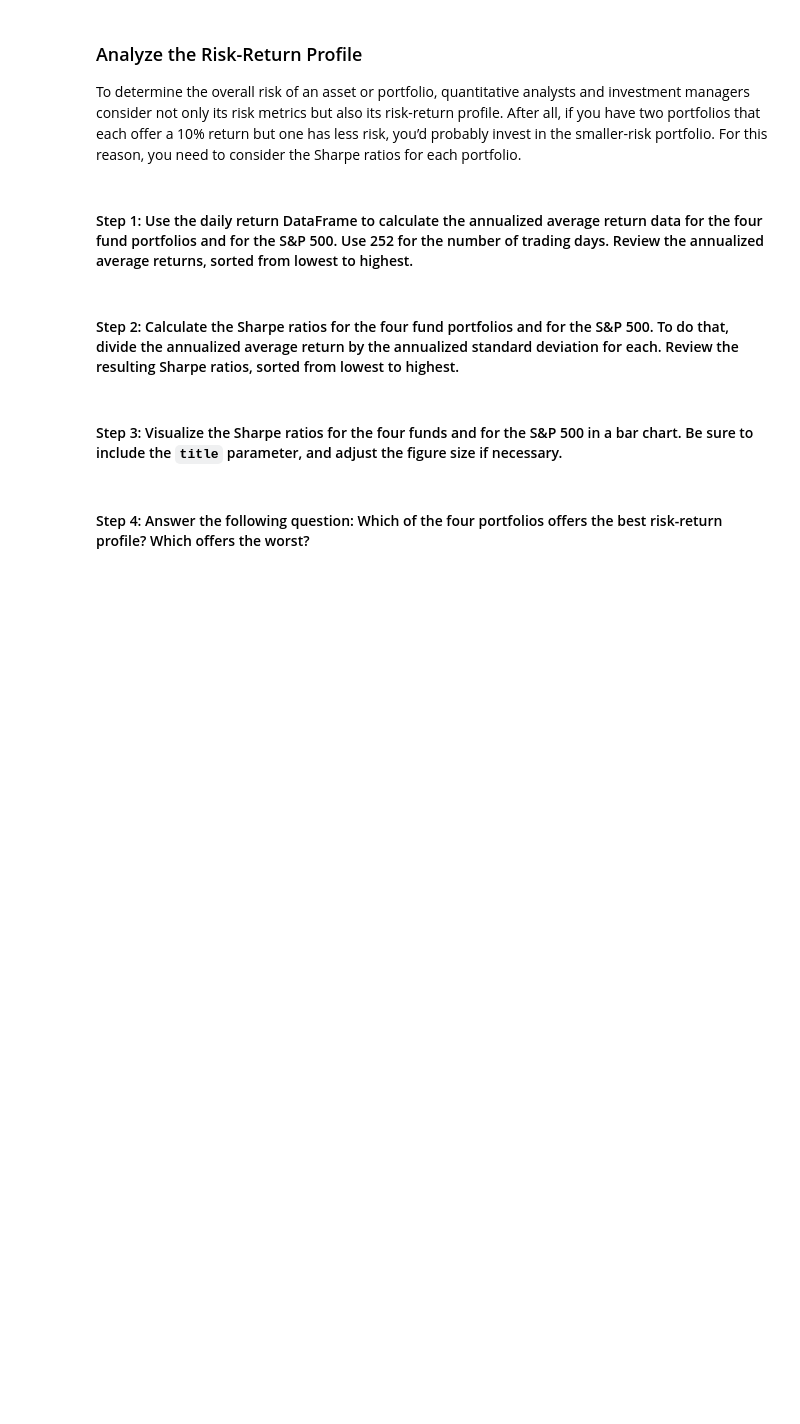
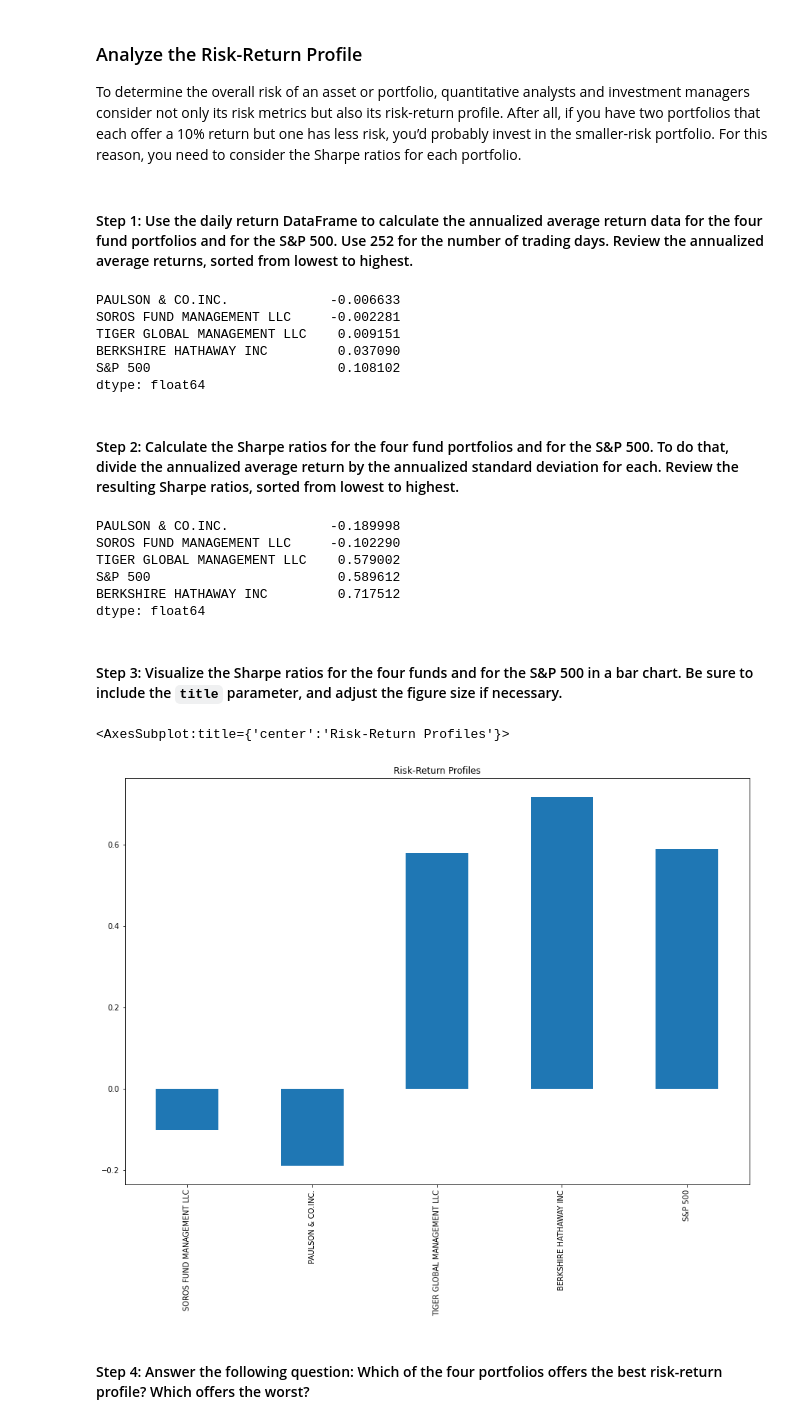
Before and after one commit to ghedrick76/module_4_challenge, a Jupyter notebook: Starter_Code/risk_return_analysis.ipynb, the cells around one changed output. Cells and saved outputs as stored; diff of their text form; code cells hidden in the pictures; blank space fills up the shorter version.

Commit message:
risk-return profile analysis complete

```diff
--- a/Starter_Code/risk_return_analysis.ipynb
+++ b/Starter_Code/risk_return_analysis.ipynb
@@ -312,19 +312,40 @@ To determine the overall risk of an asset or portfolio, quantitative analysts an
 # Calculate the annual average return data for the for fund portfolios and the S&P 500
 # Use 252 as the number of trading days in the year
 # Review the annual average returns sorted from lowest to highest
-# YOUR CODE HERE
+annualized_avg_returns = daily_returns.mean() * 252
+
+annualized_avg_returns.sort_values()
+# %% [output]
+PAULSON & CO.INC.             -0.006633
+SOROS FUND MANAGEMENT LLC     -0.002281
+TIGER GLOBAL MANAGEMENT LLC    0.009151
+BERKSHIRE HATHAWAY INC         0.037090
+S&P 500                        0.108102
+dtype: float64
 # %% [markdown]
 #### Step 2: Calculate the Sharpe ratios for the four fund portfolios and for the S&P 500. To do that, divide the annualized average return by the annualized standard deviation for each. Review the resulting Sharpe ratios, sorted from lowest to highest.
 # %%
 # Calculate the annualized Sharpe Ratios for each of the 4 portfolios and the S&P 500.
 # Review the Sharpe ratios sorted lowest to highest
-# YOUR CODE HERE
+sharpe_ratios = annualized_avg_returns / annualized_std
+
+sharpe_ratios = sharpe_ratios.sort_values()
+# %% [output]
+PAULSON & CO.INC.             -0.189998
+SOROS FUND MANAGEMENT LLC     -0.102290
+TIGER GLOBAL MANAGEMENT LLC    0.579002
+S&P 500                        0.589612
+BERKSHIRE HATHAWAY INC         0.717512
+dtype: float64
 # %% [markdown]
 #### Step 3: Visualize the Sharpe ratios for the four funds and for the S&P 500 in a bar chart. Be sure to include the `title` parameter, and adjust the figure size if necessary.
 # %%
 # Visualize the Sharpe ratios as a bar chart
 # Include a title parameter and adjust the figure size
-# YOUR CODE HERE
+sharpe_ratios.plot(kind='bar', figsize=(15,10), title="Risk-Return Profiles")
+# %% [output]
+<AxesSubplot:title={'center':'Risk-Return Profiles'}>
+[figure, added]
 # %% [markdown]
 #### Step 4: Answer the following question: Which of the four portfolios offers the best risk-return profile? Which offers the worst?
 # %% [markdown]
```
Also changed, not shown: parts of 1 cell of this notebook.
